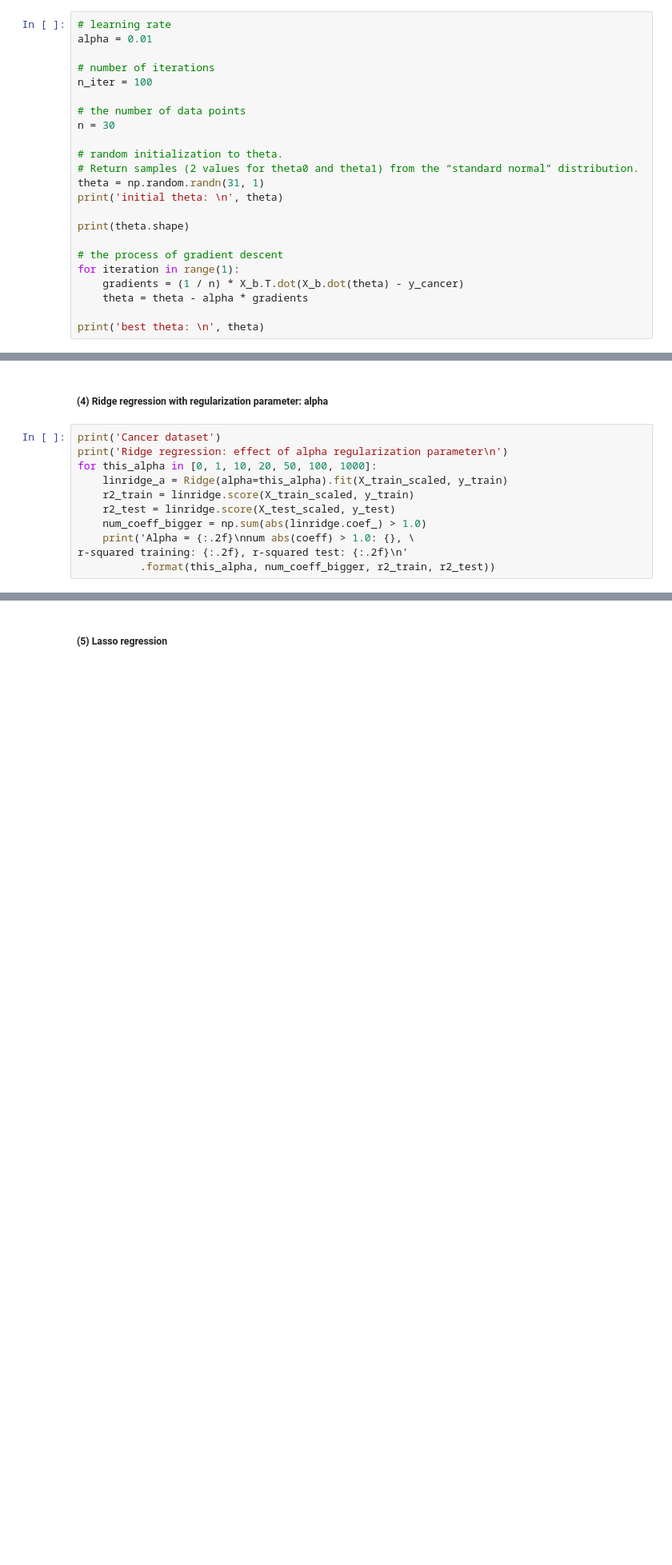
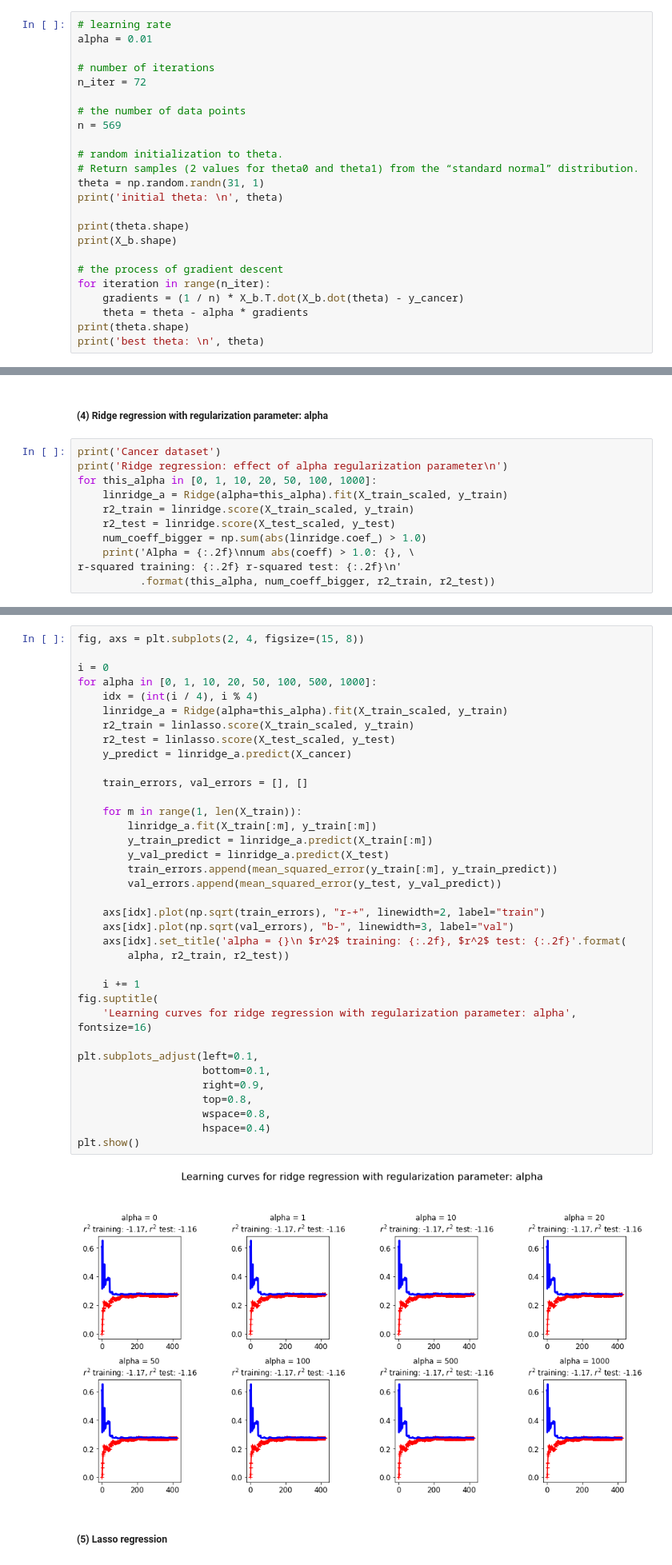
Before and after one commit to miamrodgers/4310-ML, a Jupyter notebook: ME6_regression/regression.ipynb, the cells around one changed output, grey strips where cells are left out. Shown: that part at 80% size. Drawn from its saved outputs; the diff is of its cells as text; blank space fills up the shorter version.

Commit message:
graphs

```diff
--- a/ME6_regression/regression.ipynb
+++ b/ME6_regression/regression.ipynb
@@ -608,10 +620,10 @@ print(theta_best)
 alpha = 0.01
 
 # number of iterations
-n_iter = 100
+n_iter = 72
 
 # the number of data points
-n = 30
+n = 569
 
 # random initialization to theta.
 # Return samples (2 values for theta0 and theta1) from the “standard normal” distribution.
@@ -619,12 +631,13 @@ theta = np.random.randn(31, 1)
 print('initial theta: \n', theta)
 
 print(theta.shape)
+print(X_b.shape)
 
 # the process of gradient descent
-for iteration in range(1):
+for iteration in range(n_iter):
     gradients = (1 / n) * X_b.T.dot(X_b.dot(theta) - y_cancer)
     theta = theta - alpha * gradients
-
+print(theta.shape)
 print('best theta: \n', theta)
 # %% [output]
 initial theta:
@@ -790,7 +803,7 @@ for this_alpha in [0, 1, 10, 20, 50, 100, 1000]:
     r2_test = linridge.score(X_test_scaled, y_test)
     num_coeff_bigger = np.sum(abs(linridge.coef_) > 1.0)
     print('Alpha = {:.2f}\nnum abs(coeff) > 1.0: {}, \
-r-squared training: {:.2f}, r-squared test: {:.2f}\n'
+r-squared training: {:.2f} r-squared test: {:.2f}\n'
           .format(this_alpha, num_coeff_bigger, r2_train, r2_test))
 # %% [output]
 Cancer dataset
@@ -813,3 +826,41 @@ num abs(coeff) > 1.0: 0, r-squared training: -18.25, r-squared test: -18.21
+# %%
+fig, axs = plt.subplots(2, 4, figsize=(15, 8))
+
+i = 0
+for alpha in [0, 1, 10, 20, 50, 100, 500, 1000]:
+    idx = (int(i / 4), i % 4)
+    linridge_a = Ridge(alpha=this_alpha).fit(X_train_scaled, y_train)
+    r2_train = linlasso.score(X_train_scaled, y_train)
+    r2_test = linlasso.score(X_test_scaled, y_test)
+    y_predict = linridge_a.predict(X_cancer)
+
+    train_errors, val_errors = [], []
+
+    for m in range(1, len(X_train)):
+        linridge_a.fit(X_train[:m], y_train[:m])
+        y_train_predict = linridge_a.predict(X_train[:m])
+        y_val_predict = linridge_a.predict(X_test)
+        train_errors.append(mean_squared_error(y_train[:m], y_train_predict))
+        val_errors.append(mean_squared_error(y_test, y_val_predict))
+
+    axs[idx].plot(np.sqrt(train_errors), "r-+", linewidth=2, label="train")
+    axs[idx].plot(np.sqrt(val_errors), "b-", linewidth=3, label="val")
+    axs[idx].set_title('alpha = {}\n $r^2$ training: {:.2f}, $r^2$ test: {:.2f}'.format(
+        alpha, r2_train, r2_test))
+
+    i += 1
+fig.suptitle(
+    'Learning curves for ridge regression with regularization parameter: alpha', fontsize=16)
+
+plt.subplots_adjust(left=0.1,
+                    bottom=0.1,
+                    right=0.9,
+                    top=0.8,
+                    wspace=0.8,
+                    hspace=0.4)
+plt.show()
+# %% [output]
+[figure, added]
 # %% [markdown]
 ##### (5) Lasso regression
 # %%
```
Also changed, not shown: parts of 6 cells of this notebook, 1 other file.
